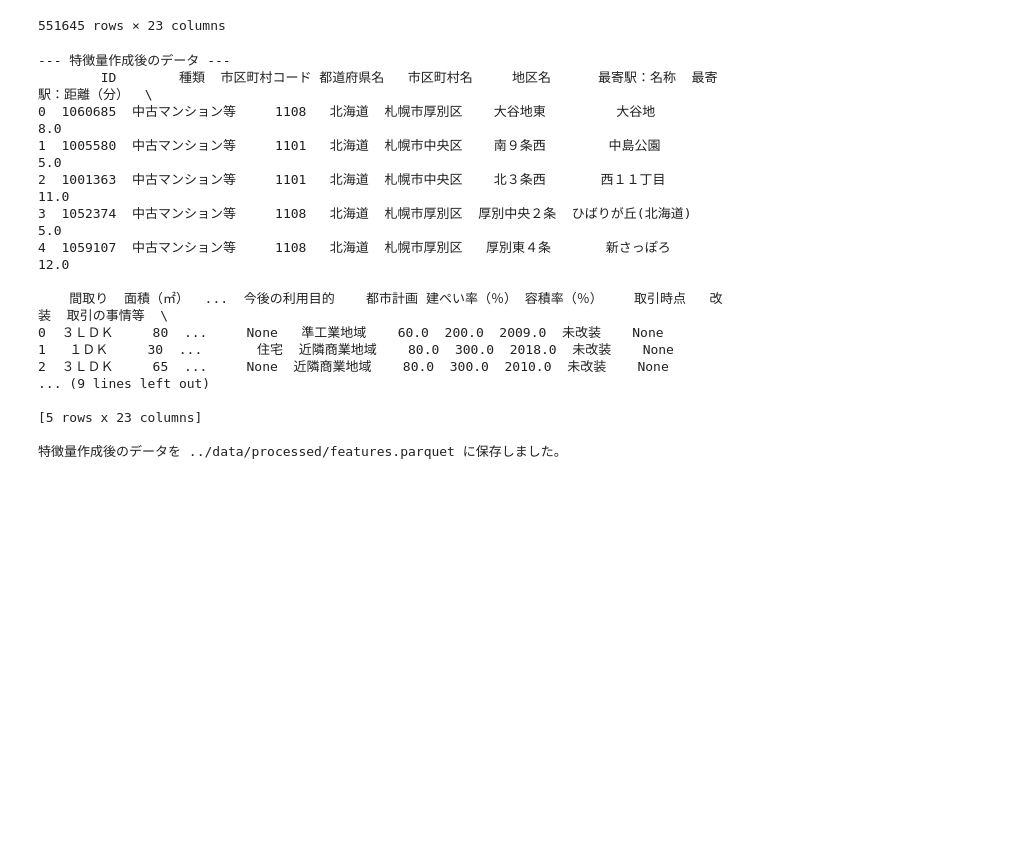
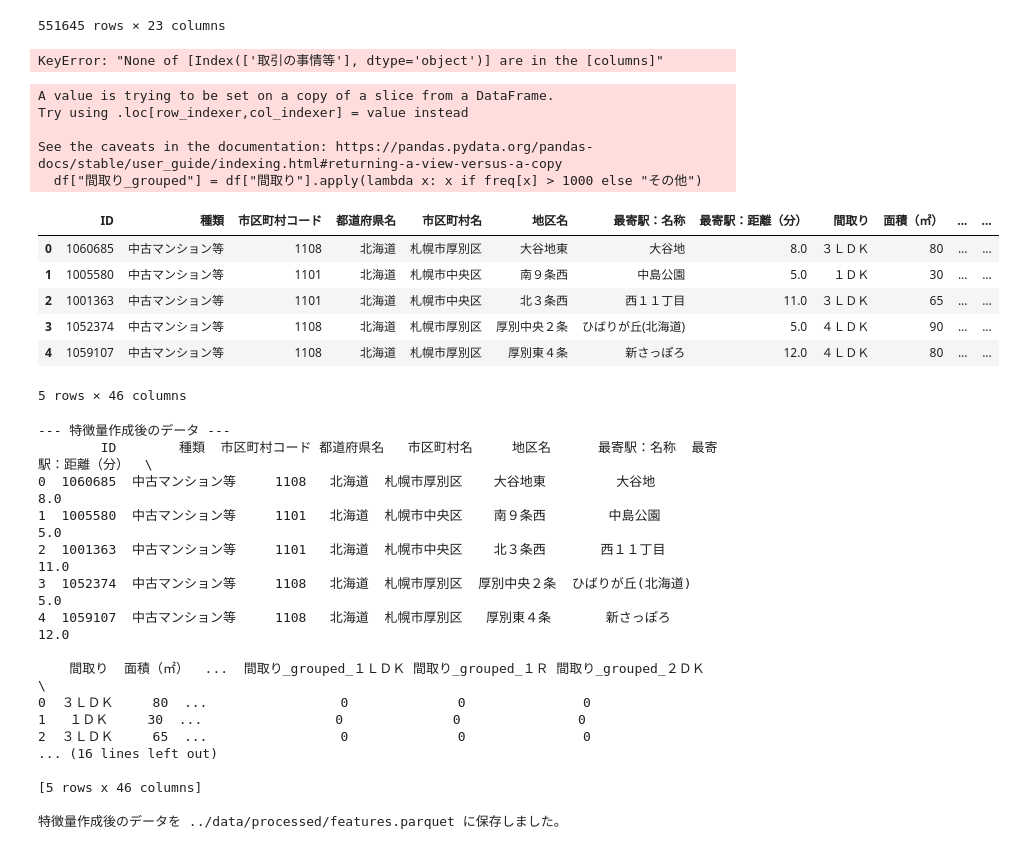
Before and after one commit to sabritzu4279i-ship-it/-, a Jupyter notebook: notebooks/03_feature_engineering.ipynb, the cells around one changed output. Drawn from its saved outputs; the diff is of its cells as text; code cells hidden in the pictures; blank space fills up the shorter version.

```diff
--- a/notebooks/03_feature_engineering.ipynb
+++ b/notebooks/03_feature_engineering.ipynb
@@ -176,6 +176,42 @@ df
 | 551643 | 47014718 | 中古マンション等 | 47201 | 沖縄県 | 那覇市 | 小禄 | 奥武山公園 | 15.0 | ３ＬＤＫ | 65 | ... | ... |
 | 551644 | 47001601 | 中古マンション等 | 47201 | 沖縄県 | 那覇市 | 松尾 | 県庁前(沖縄) | 12.0 | ４ＬＤＫ | 80 | ... | ... |
 551645 rows × 23 columns
+# %%
+#取引事情ダミー化'取引の事情等_関係者間取引''取引の事情等_調停・競売等''取引の事情等_その他'←この三つをモデルに入れる
+df=pd.get_dummies(df, columns=['取引の事情等'], dtype=int)
+df['取引の事情等_その他']=df['取引の事情等_その他事情有り']+df['取引の事情等_他の権利・負担付き']
++df['取引の事情等_他の権利・負担付き、調停・競売等']+df['取引の事情等_瑕疵有りの可能性']+df['取引の事情等_調停・競売等、瑕疵有りの可能性']
++df['取引の事情等_関係者間取引、瑕疵有りの可能性']+df['取引の事情等_関係者間取引、調停・競売等']
+# %% [output]
+KeyError: "None of [Index(['取引の事情等'], dtype='object')] are in the [columns]"
+# %%
+# 間取り
+
+# '間取り' 列が NaN の行を削除
+
+# 1. 出現回数をカウント
+freq = df["間取り"].value_counts()
+
+# 2. 出現回数が1000以下のものを "その他" にまとめる
+df["間取り_grouped"] = df["間取り"].apply(lambda x: x if freq[x] > 1000 else "その他")
+
+# 3. ダミー変数化（0/1化）
+df = pd.get_dummies(df, columns=["間取り_grouped"], dtype=int)
+
+df.head()
+# %% [output]
+A value is trying to be set on a copy of a slice from a DataFrame.
+Try using .loc[row_indexer,col_indexer] = value instead
+
+See the caveats in the documentation: https://pandas.pydata.org/pandas-docs/stable/user_guide/indexing.html#returning-a-view-versus-a-copy
+  df["間取り_grouped"] = df["間取り"].apply(lambda x: x if freq[x] > 1000 else "その他")
+|  | ID | 種類 | 市区町村コード | 都道府県名 | 市区町村名 | 地区名 | 最寄駅：名称 | 最寄駅：距離（分） | 間取り | 面積（㎡） | ... | ... |
+| 0 | 1060685 | 中古マンション等 | 1108 | 北海道 | 札幌市厚別区 | 大谷地東 | 大谷地 | 8.0 | ３ＬＤＫ | 80 | ... | ... |
+| 1 | 1005580 | 中古マンション等 | 1101 | 北海道 | 札幌市中央区 | 南９条西 | 中島公園 | 5.0 | １ＤＫ | 30 | ... | ... |
+| 2 | 1001363 | 中古マンション等 | 1101 | 北海道 | 札幌市中央区 | 北３条西 | 西１１丁目 | 11.0 | ３ＬＤＫ | 65 | ... | ... |
+| 3 | 1052374 | 中古マンション等 | 1108 | 北海道 | 札幌市厚別区 | 厚別中央２条 | ひばりが丘(北海道) | 5.0 | ４ＬＤＫ | 90 | ... | ... |
+| 4 | 1059107 | 中古マンション等 | 1108 | 北海道 | 札幌市厚別区 | 厚別東４条 | 新さっぽろ | 12.0 | ４ＬＤＫ | 80 | ... | ... |
+5 rows × 46 columns
 # %%
 
 print("--- 特徴量作成後のデータ ---")
@@ -198,12 +234,12 @@ print(f"\n特徴量作成後のデータを {processed_path} に保存しまし
 3  1052374  中古マンション等     1108   北海道  札幌市厚別区  厚別中央２条  ひばりが丘(北海道)        5.0
 4  1059107  中古マンション等     1108   北海道  札幌市厚別区   厚別東４条       新さっぽろ       12.0
 
-    間取り  面積（㎡）  ...  今後の利用目的    都市計画 建ぺい率（％） 容積率（％）    取引時点   改装  取引の事情等  \
-0  ３ＬＤＫ     80  ...     None   準工業地域    60.0  200.0  2009.0  未改装    None
-1   １ＤＫ     30  ...       住宅  近隣商業地域    80.0  300.0  2018.0  未改装    None
-2  ３ＬＤＫ     65  ...     None  近隣商業地域    80.0  300.0  2010.0  未改装    None
-... (9 lines left out)
+    間取り  面積（㎡）  ...  間取り_grouped_１ＬＤＫ 間取り_grouped_１Ｒ 間取り_grouped_２ＤＫ  \
+0  ３ＬＤＫ     80  ...                 0              0               0
+1   １ＤＫ     30  ...                 0              0               0
+2  ３ＬＤＫ     65  ...                 0              0               0
+... (16 lines left out)
 
-[5 rows x 23 columns]
+[5 rows x 46 columns]
 
 特徴量作成後のデータを ../data/processed/features.parquet に保存しました。
```
Also changed, not shown: 3 other files.
